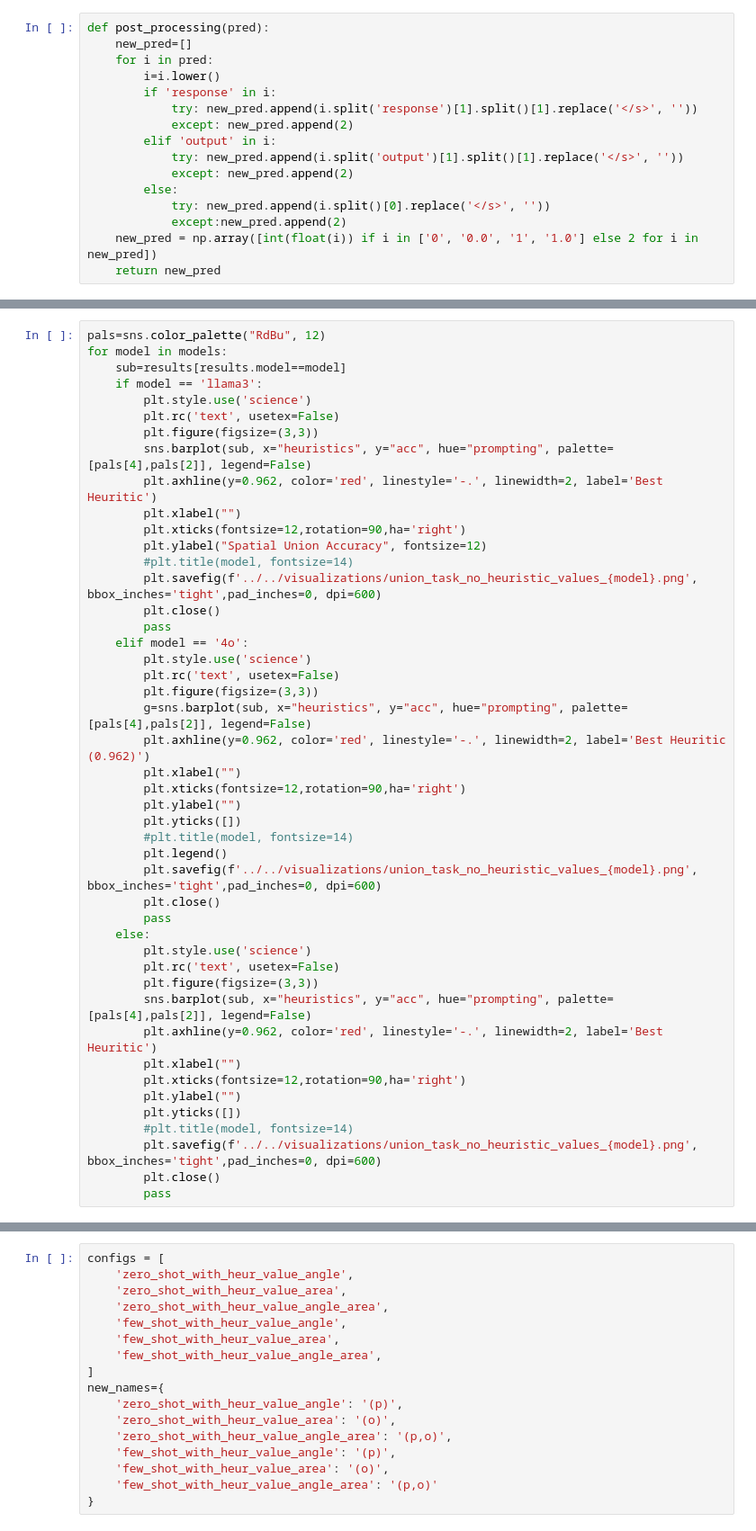
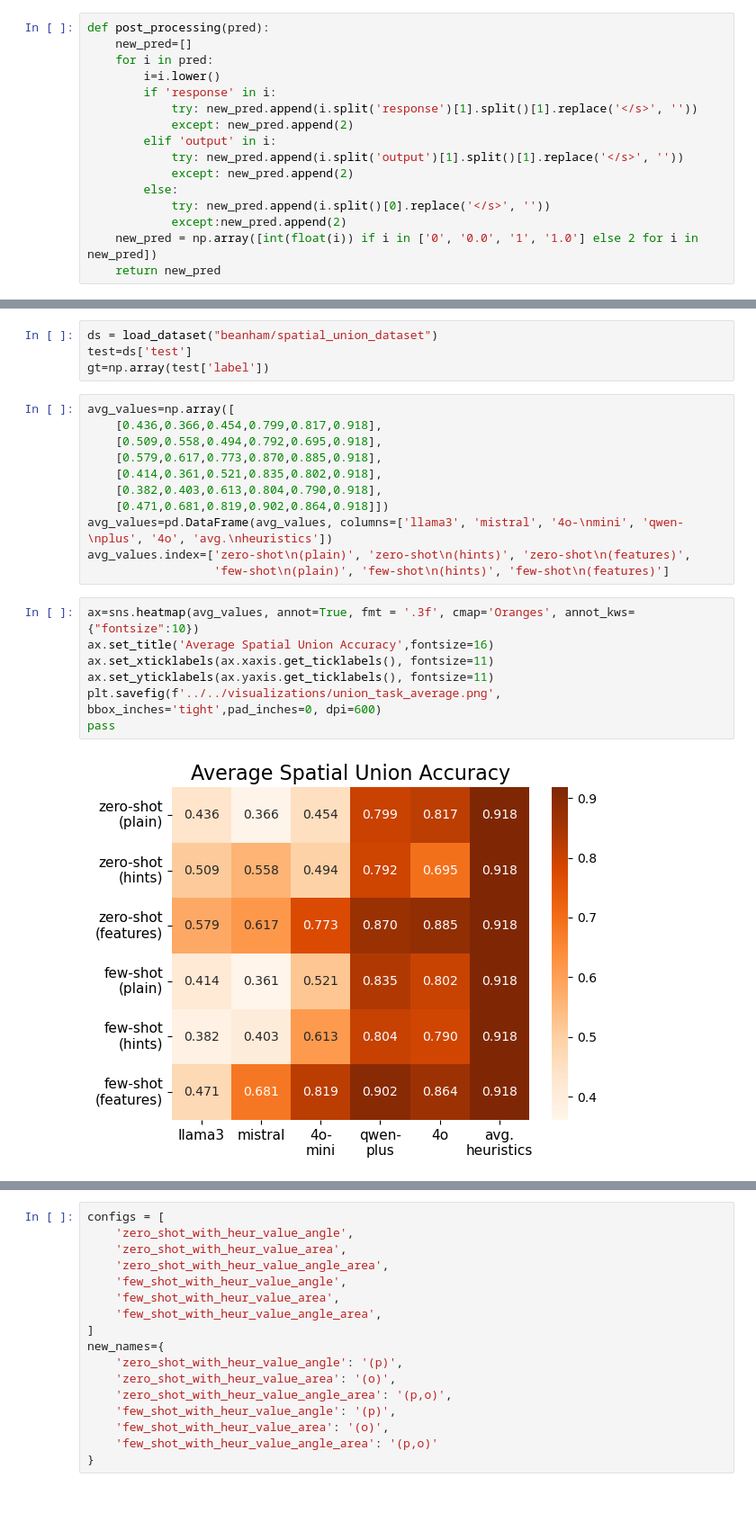
Before and after one commit to BeanHam/2024-spatial-data-integration, a Jupyter notebook: union_task/inference_results/vis_llm_results.ipynb, the cells around one changed output, grey strips where cells are left out. Shown at 90% size. Saved outputs shown, nothing was run; the diff lists cells and outputs as text; blank space fills up the shorter version.

```diff
--- a/union_task/inference_results/vis_llm_results.ipynb
+++ b/union_task/inference_results/vis_llm_results.ipynb
@@ -81,47 +38,25 @@ Model: 4o...
-# %%
-pals=sns.color_palette("RdBu", 12)
-for model in models:
-    sub=results[results.model==model]
-    if model == 'llama3':
-        plt.style.use('science')
-        plt.rc('text', usetex=False)
-        plt.figure(figsize=(3,3))
-        sns.barplot(sub, x="heuristics", y="acc", hue="prompting", palette=[pals[4],pals[2]], legend=False)
-        plt.axhline(y=0.962, color='red', linestyle='-.', linewidth=2, label='Best Heuritic')
-        plt.xlabel("")
-        plt.xticks(fontsize=12,rotation=90,ha='right')
-        plt.ylabel("Spatial Union Accuracy", fontsize=12)
-        #plt.title(model, fontsize=14)
-        plt.savefig(f'../../visualizations/union_task_no_heuristic_values_{model}.png', bbox_inches='tight',pad_inches=0, dpi=600)
-        plt.close()
-        pass
-    elif model == '4o':
-        plt.style.use('science')
-        plt.rc('text', usetex=False)
-        plt.figure(figsize=(3,3))
-        g=sns.barplot(sub, x="heuristics", y="acc", hue="prompting", palette=[pals[4],pals[2]], legend=False)
-        plt.axhline(y=0.962, color='red', linestyle='-.', linewidth=2, label='Best Heuritic (0.962)')
-        plt.xlabel("")
-        plt.xticks(fontsize=12,rotation=90,ha='right')
-        plt.ylabel("")
-        plt.yticks([])
-        #plt.title(model, fontsize=14)
-        plt.legend()
-        plt.savefig(f'../../visualizations/union_task_no_heuristic_values_{model}.png', bbox_inches='tight',pad_inches=0, dpi=600)
-        plt.close()
-        pass
-    else:
-        plt.style.use('science')
-        plt.rc('text', usetex=False)
-        plt.figure(figsize=(3,3))
-        sns.barplot(sub, x="heuristics", y="acc", hue="prompting", palette=[pals[4],pals[2]], legend=False)
-        plt.axhline(y=0.962, color='red', linestyle='-.', linewidth=2, label='Best Heuritic')
-        plt.xlabel("")
-        plt.xticks(fontsize=12,rotation=90,ha='right')
-        plt.ylabel("")
-        plt.yticks([])
-        #plt.title(model, fontsize=14)
-        plt.savefig(f'../../visualizations/union_task_no_heuristic_values_{model}.png', bbox_inches='tight',pad_inches=0, dpi=600)
-        plt.close()
-        pass
+# %%
+ds = load_dataset("beanham/spatial_union_dataset")
+test=ds['test']
+gt=np.array(test['label'])
+# %%
+avg_values=np.array([
+    [0.436,0.366,0.454,0.799,0.817,0.918],
+    [0.509,0.558,0.494,0.792,0.695,0.918],
+    [0.579,0.617,0.773,0.870,0.885,0.918],
+    [0.414,0.361,0.521,0.835,0.802,0.918],
+    [0.382,0.403,0.613,0.804,0.790,0.918],
+    [0.471,0.681,0.819,0.902,0.864,0.918]])
+avg_values=pd.DataFrame(avg_values, columns=['llama3', 'mistral', '4o-\nmini', 'qwen-\nplus', '4o', 'avg.\nheuristics'])
+avg_values.index=['zero-shot\n(plain)', 'zero-shot\n(hints)', 'zero-shot\n(features)',
+                  'few-shot\n(plain)', 'few-shot\n(hints)', 'few-shot\n(features)']
+# %%
+ax=sns.heatmap(avg_values, annot=True, fmt = '.3f', cmap='Oranges', annot_kws={"fontsize":10})
+ax.set_title('Average Spatial Union Accuracy',fontsize=16)
+ax.set_xticklabels(ax.xaxis.get_ticklabels(), fontsize=11)
+ax.set_yticklabels(ax.yaxis.get_ticklabels(), fontsize=11)
+plt.savefig(f'../../visualizations/union_task_average.png', bbox_inches='tight',pad_inches=0, dpi=600)
+pass
+# %% [output]
+[figure, added]
 # %% [markdown]
```
Also changed, not shown: parts of 6 cells of this notebook, 9 other files.
